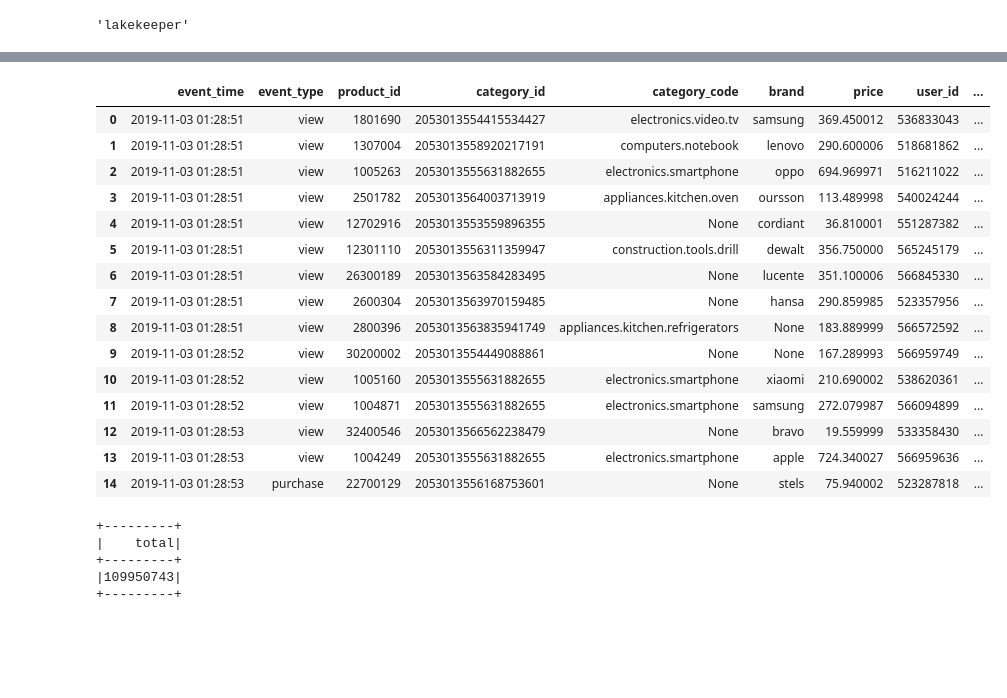
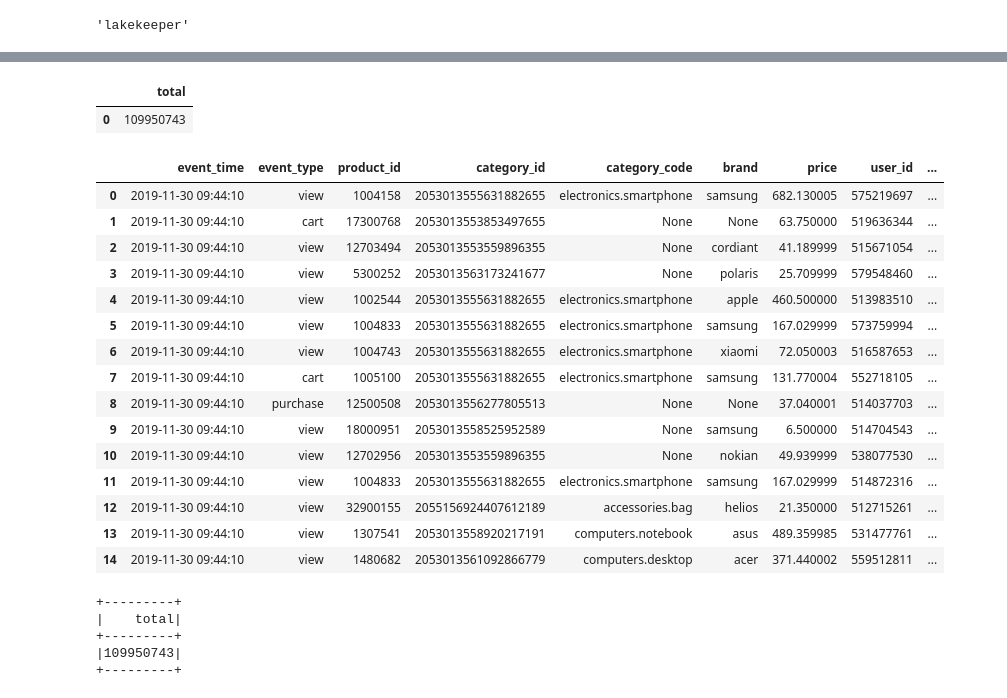
Before and after one commit to newfront/streaming-apache-iceberg-playground, a Jupyter notebook: docker/lakekeeper/notebooks/first_steps-iceberg.ipynb, the cells around one changed output, grey strips where cells are left out. Saved outputs shown, nothing was run; the diff lists cells and outputs as text; code cells hidden in the pictures; blank space fills up the shorter version.

```diff
--- a/docker/lakekeeper/notebooks/first_steps-iceberg.ipynb
+++ b/docker/lakekeeper/notebooks/first_steps-iceberg.ipynb
@@ -246,27 +264,32 @@ else:
+# %%
+spark.sql(f"select count(*) as total from {catalog_namespace}.{iceberg_table_name}").toPandas()
+# %% [output]
+|  | total |
+| 0 | 109950743 |
 # %%
 spark.sql(f"""
 select * from {catalog_namespace}.{iceberg_table_name}
-where event_date BETWEEN DATE("2019-11-01") AND DATE("2019-11-30")
+where event_date BETWEEN DATE("2019-11-15") AND DATE("2019-11-30")
 ORDER BY event_date DESC
 LIMIT 15
 """).toPandas()
 # %% [output]
 |  | event_time | event_type | product_id | category_id | category_code | brand | price | user_id | ... |
-| 0 | 2019-11-03 01:28:51 | view | 1801690 | 2053013554415534427 | electronics.video.tv | samsung | 369.450012 | 536833043 | ... |
-| 1 | 2019-11-03 01:28:51 | view | 1307004 | 2053013558920217191 | computers.notebook | lenovo | 290.600006 | 518681862 | ... |
-| 2 | 2019-11-03 01:28:51 | view | 1005263 | 2053013555631882655 | electronics.smartphone | oppo | 694.969971 | 516211022 | ... |
-| 3 | 2019-11-03 01:28:51 | view | 2501782 | 2053013564003713919 | appliances.kitchen.oven | oursson | 113.489998 | 540024244 | ... |
-| 4 | 2019-11-03 01:28:51 | view | 12702916 | 2053013553559896355 | None | cordiant | 36.810001 | 551287382 | ... |
-| 5 | 2019-11-03 01:28:51 | view | 12301110 | 2053013556311359947 | construction.tools.drill | dewalt | 356.750000 | 565245179 | ... |
-| 6 | 2019-11-03 01:28:51 | view | 26300189 | 2053013563584283495 | None | lucente | 351.100006 | 566845330 | ... |
-| 7 | 2019-11-03 01:28:51 | view | 2600304 | 2053013563970159485 | None | hansa | 290.859985 | 523357956 | ... |
-| 8 | 2019-11-03 01:28:51 | view | 2800396 | 2053013563835941749 | appliances.kitchen.refrigerators | None | 183.889999 | 566572592 | ... |
-| 9 | 2019-11-03 01:28:52 | view | 30200002 | 2053013554449088861 | None | None | 167.289993 | 566959749 | ... |
-| 10 | 2019-11-03 01:28:52 | view | 1005160 | 2053013555631882655 | electronics.smartphone | xiaomi | 210.690002 | 538620361 | ... |
-| 11 | 2019-11-03 01:28:52 | view | 1004871 | 2053013555631882655 | electronics.smartphone | samsung | 272.079987 | 566094899 | ... |
-| 12 | 2019-11-03 01:28:53 | view | 32400546 | 2053013566562238479 | None | bravo | 19.559999 | 533358430 | ... |
-| 13 | 2019-11-03 01:28:53 | view | 1004249 | 2053013555631882655 | electronics.smartphone | apple | 724.340027 | 566959636 | ... |
-| 14 | 2019-11-03 01:28:53 | purchase | 22700129 | 2053013556168753601 | None | stels | 75.940002 | 523287818 | ... |
+| 0 | 2019-11-30 09:44:10 | view | 1004158 | 2053013555631882655 | electronics.smartphone | samsung | 682.130005 | 575219697 | ... |
+| 1 | 2019-11-30 09:44:10 | cart | 17300768 | 2053013553853497655 | None | None | 63.750000 | 519636344 | ... |
+| 2 | 2019-11-30 09:44:10 | view | 12703494 | 2053013553559896355 | None | cordiant | 41.189999 | 515671054 | ... |
+| 3 | 2019-11-30 09:44:10 | view | 5300252 | 2053013563173241677 | None | polaris | 25.709999 | 579548460 | ... |
+| 4 | 2019-11-30 09:44:10 | view | 1002544 | 2053013555631882655 | electronics.smartphone | apple | 460.500000 | 513983510 | ... |
+| 5 | 2019-11-30 09:44:10 | view | 1004833 | 2053013555631882655 | electronics.smartphone | samsung | 167.029999 | 573759994 | ... |
+| 6 | 2019-11-30 09:44:10 | view | 1004743 | 2053013555631882655 | electronics.smartphone | xiaomi | 72.050003 | 516587653 | ... |
+| 7 | 2019-11-30 09:44:10 | cart | 1005100 | 2053013555631882655 | electronics.smartphone | samsung | 131.770004 | 552718105 | ... |
+| 8 | 2019-11-30 09:44:10 | purchase | 12500508 | 2053013556277805513 | None | None | 37.040001 | 514037703 | ... |
+| 9 | 2019-11-30 09:44:10 | view | 18000951 | 2053013558525952589 | None | samsung | 6.500000 | 514704543 | ... |
+| 10 | 2019-11-30 09:44:10 | view | 12702956 | 2053013553559896355 | None | nokian | 49.939999 | 538077530 | ... |
+| 11 | 2019-11-30 09:44:10 | view | 1004833 | 2053013555631882655 | electronics.smartphone | samsung | 167.029999 | 514872316 | ... |
+| 12 | 2019-11-30 09:44:10 | view | 32900155 | 2055156924407612189 | accessories.bag | helios | 21.350000 | 512715261 | ... |
+| 13 | 2019-11-30 09:44:10 | view | 1307541 | 2053013558920217191 | computers.notebook | asus | 489.359985 | 531477761 | ... |
+| 14 | 2019-11-30 09:44:10 | view | 1480682 | 2053013561092866779 | computers.desktop | acer | 371.440002 | 559512811 | ... |
 # %%
 spark.sql(f"select count(*) as total from {catalog_namespace}.{iceberg_table_name}").show()
 # %% [output]
```
Also changed, not shown: parts of 14 cells of this notebook, 8 other files.
